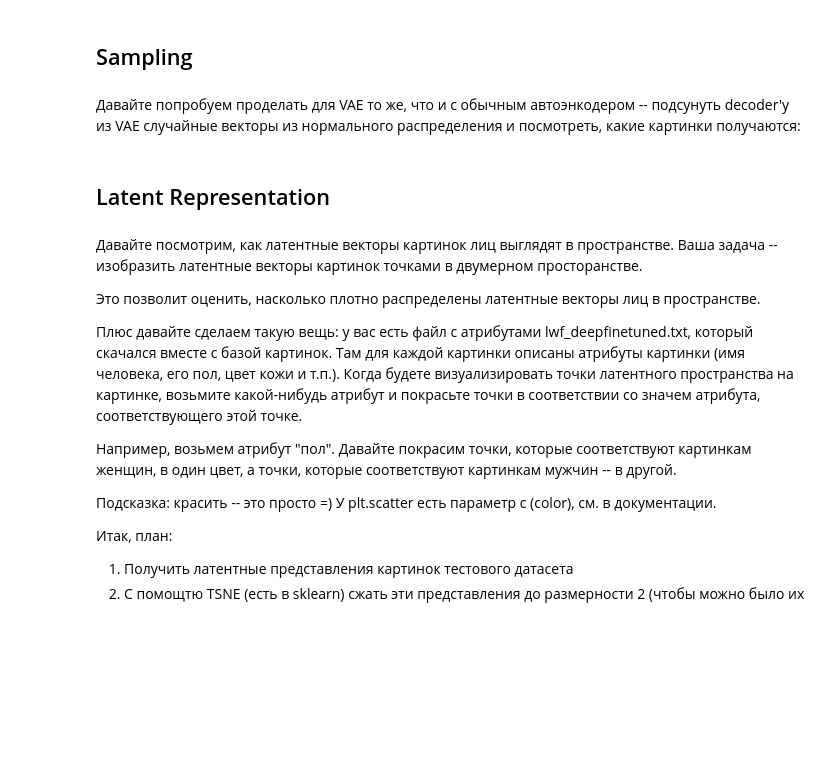
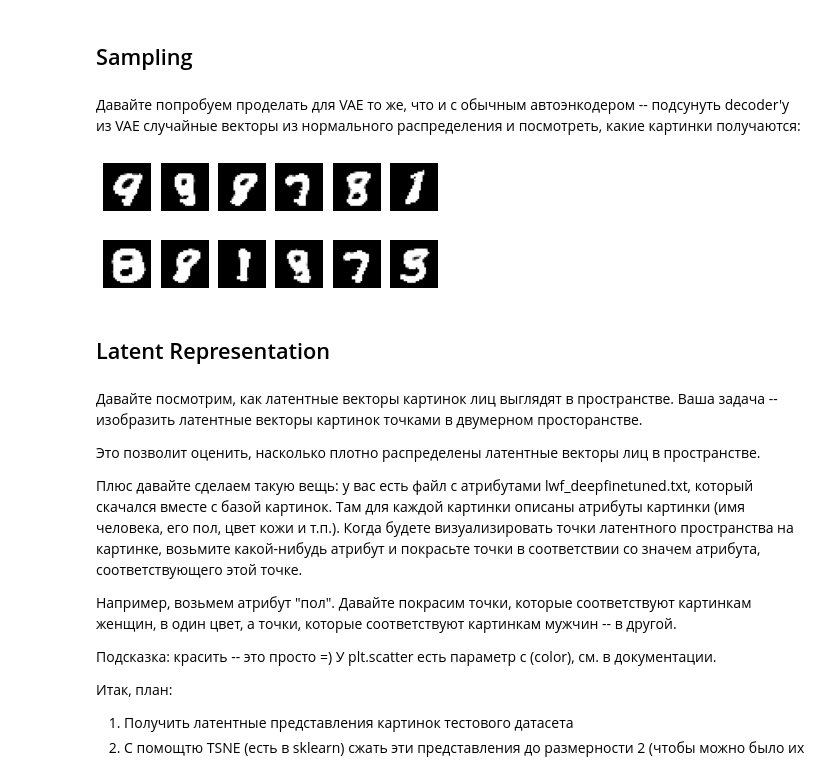
Before and after one commit to LevPerla/DLS_CV_Course, a Jupyter notebook: project/Autoencoders.ipynb, the cells around one changed output. Cells and saved outputs as stored; diff of their text form; code cells hidden in the pictures; blank space fills up the shorter version.

```diff
--- a/project/Autoencoders.ipynb
+++ b/project/Autoencoders.ipynb
@@ -1007,9 +808,17 @@ plt.show()
 Давайте попробуем проделать для VAE то же, что и с обычным автоэнкодером -- подсунуть decoder'у из VAE случайные векторы из нормального распределения и посмотреть, какие картинки получаются:
 # %%
 # вспомните про замечание из этого же пункта обычного AE про распределение латентных переменных
-z = np.array([np.random.normal(0, 1, 100) for i in range(10)])
-output = <скормите z декодеру>
-<выведите тут полученные картинки>
+z = np.array([np.random.normal(0, 1, z_dim) for i in range(12)])
+z =  torch.Tensor(z).to(device, dtype=torch.float)
+output = VAE_model.decoder(z).detach().to('cpu')
+output = output.view(output.size(0), 1, 28, 28)
+for i in range(len(output)):
+  plt.subplot(3, 6, i+1)
+  plt.imshow(output[i].numpy().reshape(28,28), cmap='gray')
+  plt.axis('off')
+plt.show()
+# %% [output]
+[figure, added]
 # %% [markdown]
 ## Latent Representation
 # %% [markdown]
```
Also changed, not shown: parts of 40 cells of this notebook.
